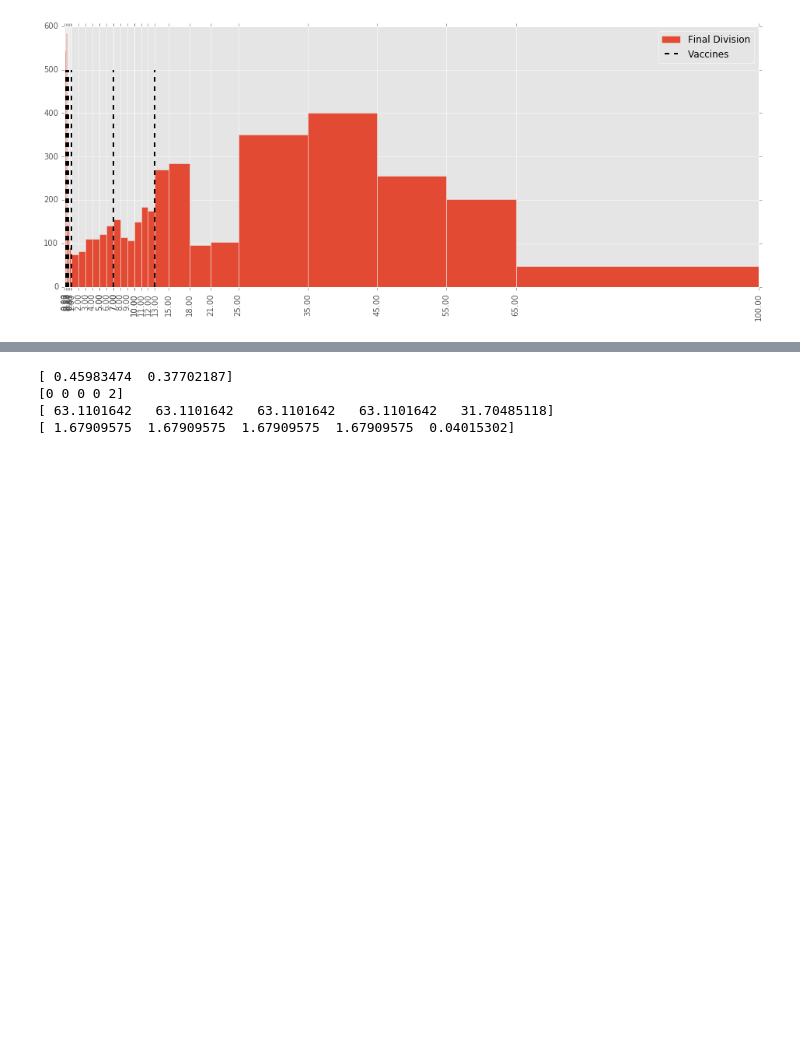
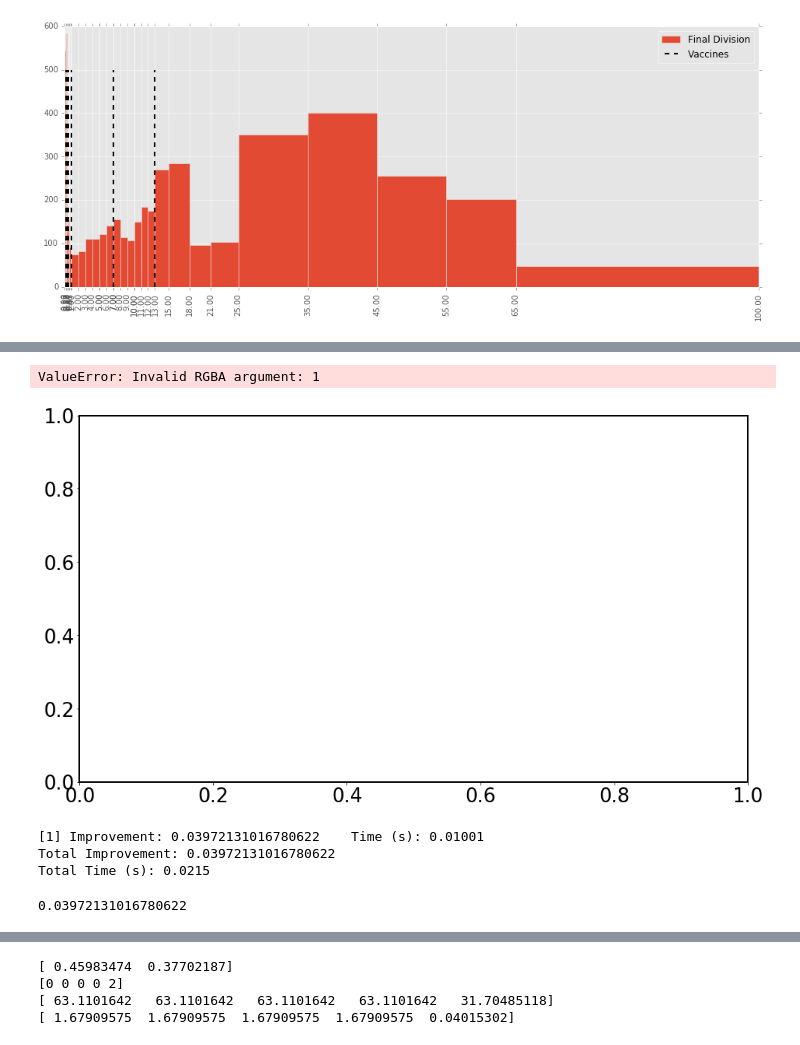
Before and after one commit to DeanLa/pertussis_model, a Jupyter notebook: Age Groups.ipynb, the cells around one changed output, grey strips where cells are left out. Drawn from its saved outputs; the diff is of its cells as text; code cells hidden in the pictures; blank space fills up the shorter version.

```diff
--- a/Age Groups.ipynb
+++ b/Age Groups.ipynb
@@ -109,0 +188,20 @@ print (data.shape)
+# %%
+fig, ax = plt.subplots()
+# data = cases.Age[~cases.Age.isnull()].values
+# ax.hist(data[labels==0],bins=100, histtype='stepfilled')
+# ax.hist(data[labels==1],bins=100, histtype='stepfilled')
+ax.hist(data,bins=100, histtype='stepfilled',color=labels)
+ax.set_xlim(left=0)
+ax.set_xticks([0,1,21,40,60,80])
+ax.set_ylabel("Age")
+print (data.shape)
+# %% [output]
+ValueError: Invalid RGBA argument: 1
+[figure, added]
+# %%
+dist.fit(data.reshape(-1,1),verbose=True)
+# %% [output]
+[1] Improvement: 0.03972131016780622    Time (s): 0.01001
+Total Improvement: 0.03972131016780622
+Total Time (s): 0.0215
+0.03972131016780622
```
Also changed, not shown: parts of 11 cells of this notebook, 10 other files.
